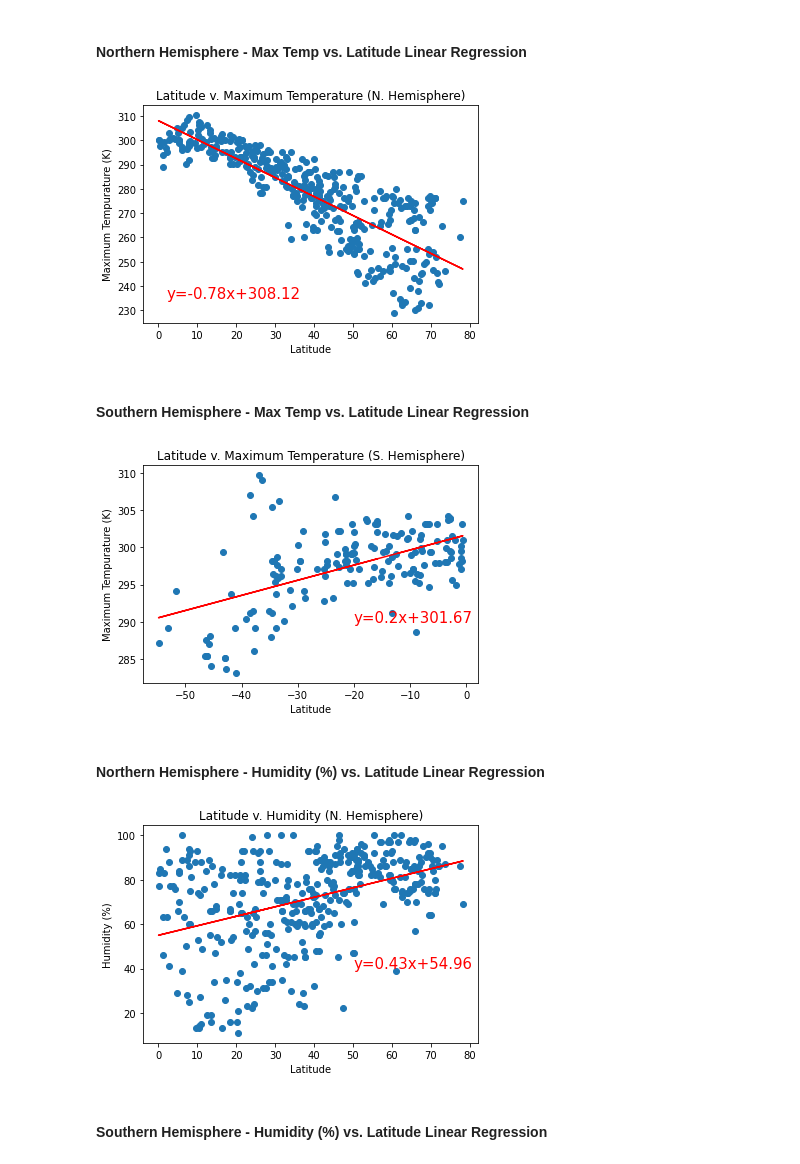
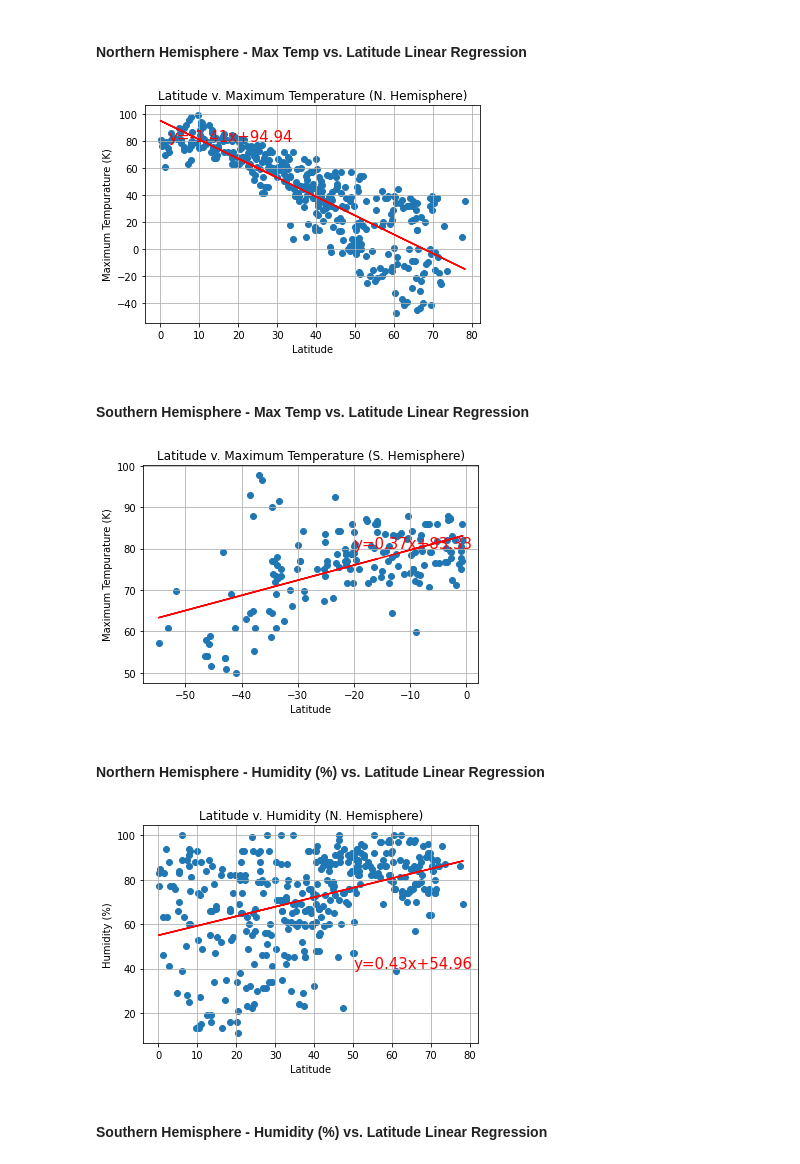
Before and after one commit to reccleston/python-api-challenge, a Jupyter notebook: WeatherPy/WeatherPy.ipynb, the cells around one changed output. Drawn from its saved outputs; the diff is of its cells as text; code cells hidden in the pictures.

```diff
--- a/WeatherPy/WeatherPy.ipynb
+++ b/WeatherPy/WeatherPy.ipynb
@@ -138,0 +129,7 @@ raw_df.head()
+# %%
+raw_df['main.temp'] = (raw_df['main.temp'] - 273.15) * 9/5 + 32
+raw_df['main.temp_max'] = (raw_df['main.temp_max'] - 273.15) * 9/5 + 32
+raw_df['main.temp_min'] = (raw_df['main.temp_min'] - 273.15) * 9/5 + 32
+
+raw_df.to_csv('../output_data/WeatherPy_output/raw_weather.csv')
+raw_df.head()
@@ -236,24 +233,25 @@ s_hem_df = raw_df[raw_df['coord.lat'] < 0]
 # %%
 n_lat_max_temp = n_hem_df[['coord.lat','main.temp_max']].dropna()
 
 lat = n_lat_max_temp['coord.lat']
 max_temp = n_lat_max_temp['main.temp_max']
 
 slope, intercept, r_value, p_value, std_err = linregress(lat, max_temp)
 reg_str = 'y='+ str(round(slope, 2)) +'x+' + str(round(intercept, 2))
 
 
 plt.scatter(n_lat_max_temp['coord.lat'], n_lat_max_temp['main.temp_max'])
 plt.plot(lat, intercept + slope*lat, 'r', label='fitted line')
 plt.title('Latitude v. Maximum Temperature (N. Hemisphere)')
 plt.xlabel('Latitude')
 plt.ylabel('Maximum Tempurature (K)')
-plt.annotate(reg_str, (2, 235), fontsize=15, color='red')
+plt.annotate(reg_str, (2, 80), fontsize=15, color='red')
+plt.grid(True)
 
-plt.savefig('../output_data/n_hem_max_temp_lat.png', dpi=400)
+plt.savefig('../output_data/WeatherPy_output/n_hem_max_temp_lat.png', dpi=400)
 plt.show()
 # %% [output]
-[figure, old version]
+[figure, new version]
 # %% [markdown]
 ####  Southern Hemisphere - Max Temp vs. Latitude Linear Regression
 # %%
@@ -271,12 +269,13 @@ plt.plot(lat, intercept + slope*lat, 'r', label='fitted line')
 plt.title('Latitude v. Maximum Temperature (S. Hemisphere)')
 plt.xlabel('Latitude')
 plt.ylabel('Maximum Tempurature (K)')
-plt.annotate(reg_str, (-20, 290), fontsize=15, color='red')
+plt.annotate(reg_str, (-20, 80), fontsize=15, color='red')
+plt.grid(True)
 
-plt.savefig('../output_data/s_hem_max_temp_lat.png', dpi=400)
+plt.savefig('../output_data/WeatherPy_output/s_hem_max_temp_lat.png', dpi=400)
 plt.show()
 # %% [output]
-[figure, old version]
+[figure, new version]
 # %% [markdown]
 ####  Northern Hemisphere - Humidity (%) vs. Latitude Linear Regression
 # %%
@@ -295,11 +294,12 @@ plt.title('Latitude v. Humidity (N. Hemisphere)')
 plt.xlabel('Latitude')
 plt.ylabel('Humidity (%)')
 plt.annotate(reg_str, (50, 40), fontsize=15, color='red')
+plt.grid(True)
 
-plt.savefig('../output_data/n_hem_humidity_lat.png', dpi=400)
+plt.savefig('../output_data/WeatherPy_output/n_hem_humidity_lat.png', dpi=400)
 plt.show()
 # %% [output]
-[figure, old version]
+[figure, new version]
 # %% [markdown]
 ####  Southern Hemisphere - Humidity (%) vs. Latitude Linear Regression
 # %%
```
Also changed, not shown: parts of 12 cells of this notebook, 31 other files.
